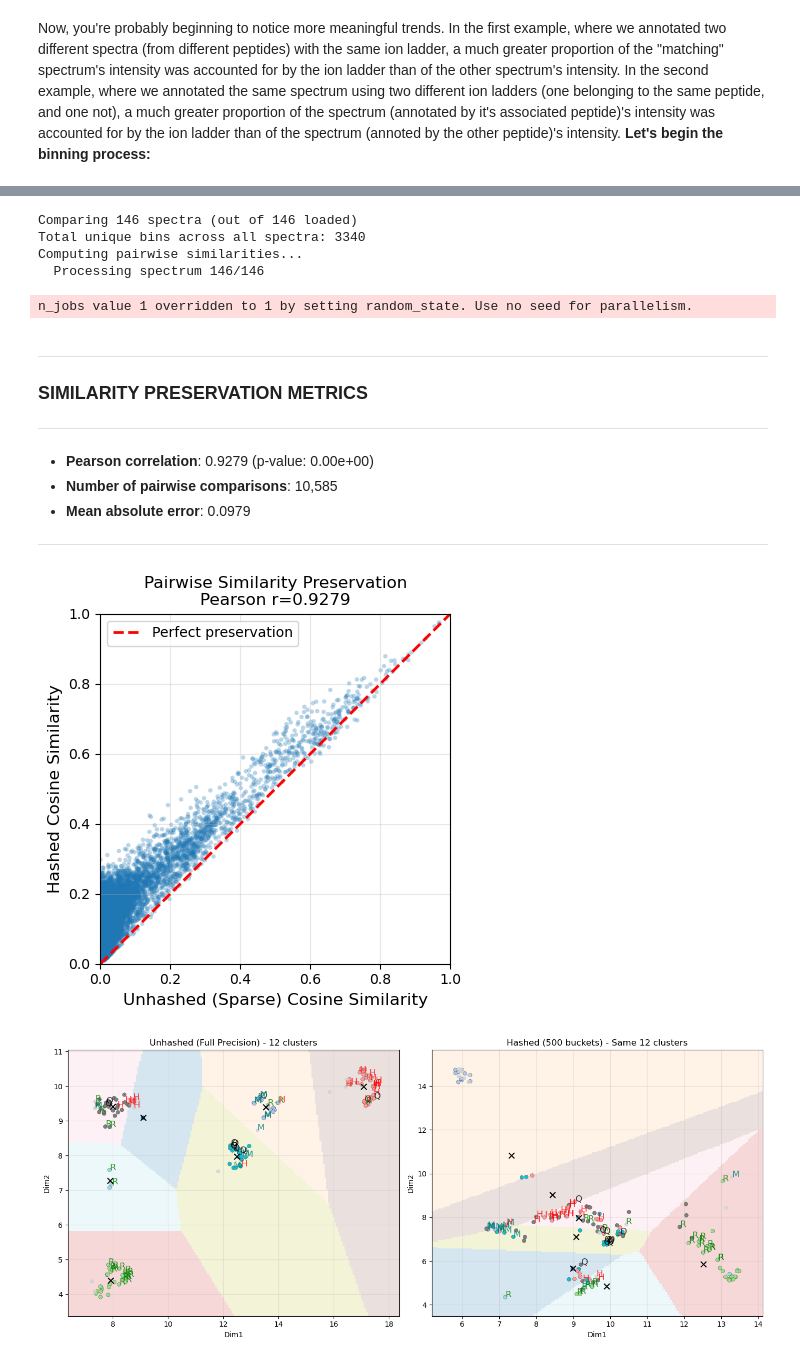
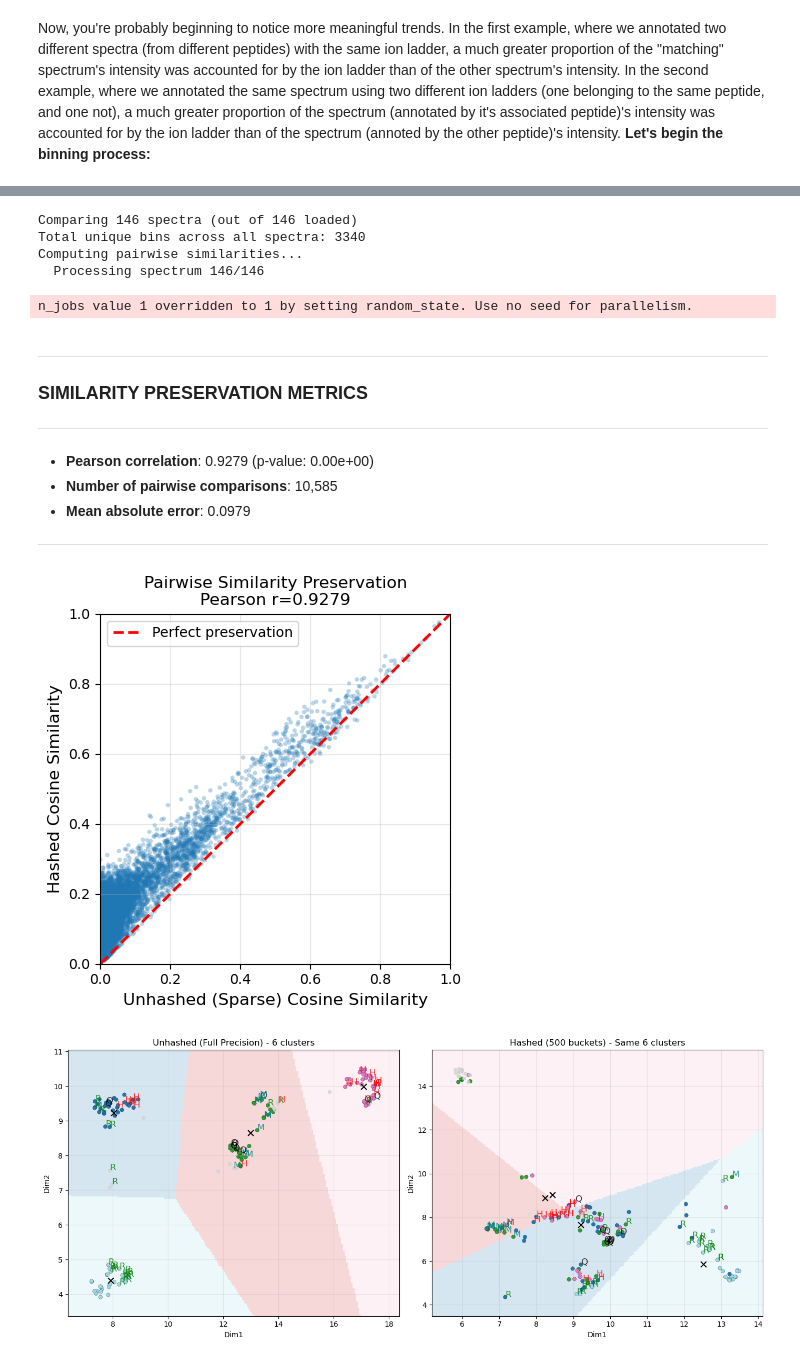
Before and after one commit to Alexander-Sol/MS_spectra_encoding, a Jupyter notebook: 02_Spectral_Hashing_and_OMS.ipynb, the cells around one changed output, grey strips where cells are left out. Cells and saved outputs as stored; diff of their text form; code cells hidden in the pictures.

Commit message:
k_means = 6

```diff
--- a/02_Spectral_Hashing_and_OMS.ipynb
+++ b/02_Spectral_Hashing_and_OMS.ipynb
@@ -1394,32 +1394,33 @@ TwoHundred_more = [
     8895, 4953, 7643, 4966, 3979, 3612, 8553, 4510, 7647, 9302,
     6438, 6128, 4071, 5668, 4690, 5323, 7868, 5786, 8713, 5772,
     7127, 5132, 6856, 8710, 7684, 7291, 4596, 4706, 6449, 6597,
     8118, 4153, 8160, 7603, 6475, 9322, 4376, 4192, 3811, 5702
 ]
 
 # Combines list and removes duplicates
 Combined_spectra_list = [
     x for x in set(SHHWGYGK_spectra + HNGPEHWHKDFPIANGER_Spectra + LVQFHFHWGSSDDQGSEHTVDRK_Spectra + QSPVDIDTK_Spectra + RMVNNGHSFNVEYDDSQDK_Spectra + MVNNGHSFNVEYDDSQDKAVLK_Spectra + TwoHundred_more) if 2901 <= x <= 6317
 ]
 
 prove_similarity_preservation_plots_and_statistics(
     mzml_path=demo_mzml_path,
     hash_buckets=500,
-    spectra_idx_to_compare=Combined_spectra_list
+    spectra_idx_to_compare=Combined_spectra_list,
+    k_means=6
 )
 # %% [output]
 Comparing 146 spectra (out of 146 loaded)
 Total unique bins across all spectra: 3340
 Computing pairwise similarities...
   Processing spectrum 146/146
 n_jobs value 1 overridden to 1 by setting random_state. Use no seed for parallelism.
 
 ---
 ### SIMILARITY PRESERVATION METRICS
 ---
 - **Pearson correlation**:  0.9279 (p-value: 0.00e+00)
 - **Number of pairwise comparisons**: 10,585
 - **Mean absolute error**: 0.0979
 ---
 [figure]
-[figure, old version]
+[figure, new version]
```
